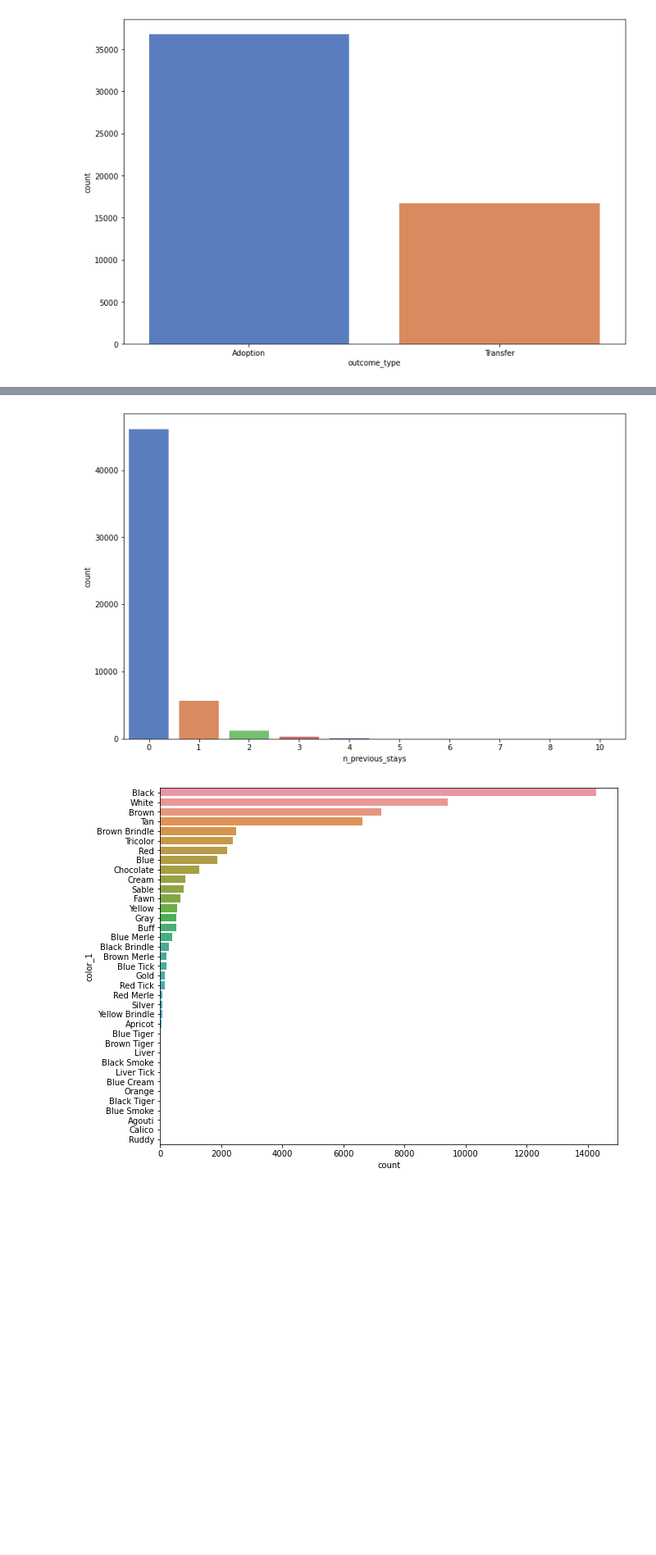
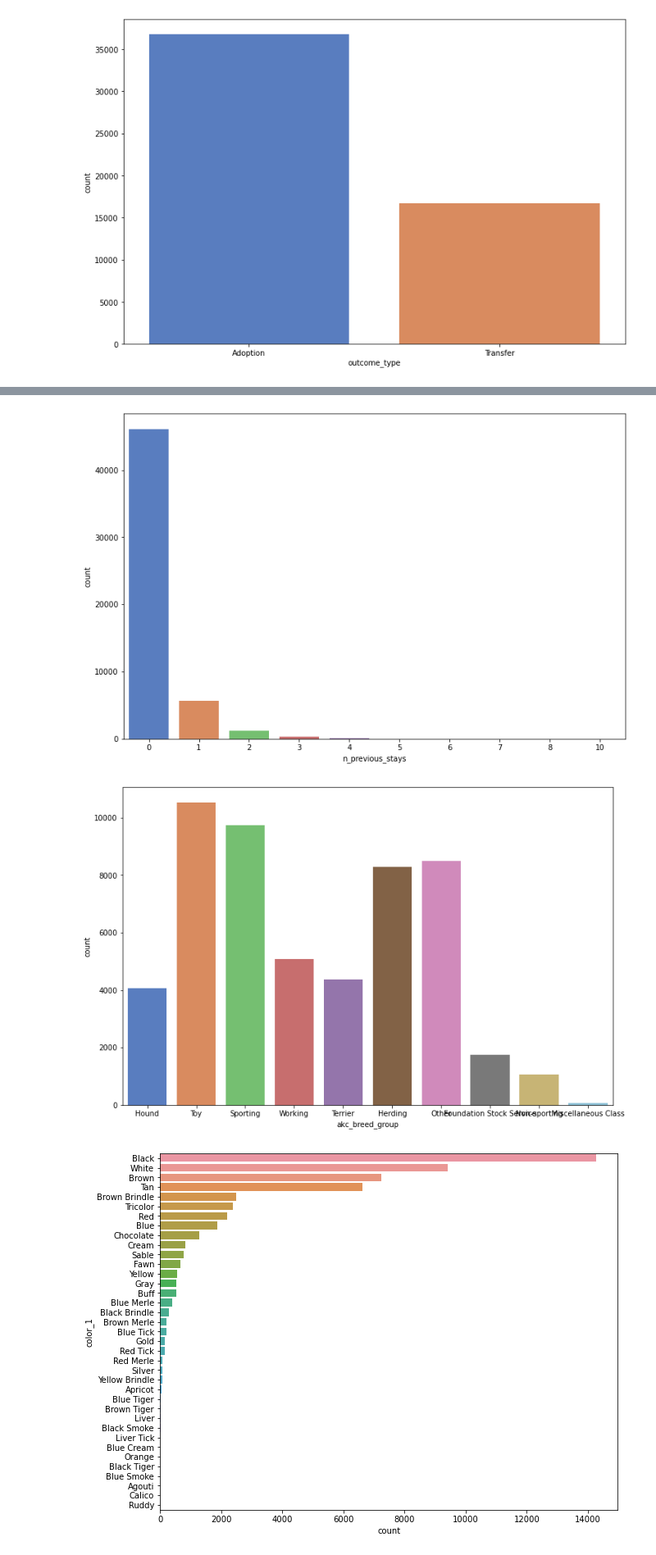
Before and after one commit to bensmith07/aac-classification-project, a Jupyter notebook: explore_notebook.ipynb, the cells around one changed output, grey strips where cells are left out. Shown at 82% size. Drawn from its saved outputs; the diff is of its cells as text; code cells hidden in the pictures; blank space fills up the shorter version.

```diff
--- a/explore_notebook.ipynb
+++ b/explore_notebook.ipynb
@@ -65,19 +65,20 @@ plt.show()
 # %%
 cols = ['intake_type', 'intake_condition',
         'month_intake', 'fixed', 'sex', 'breed_mixed',
-        'n_previous_stays']
+        'n_previous_stays', 'akc_breed_group']
 for col in cols:
     plt.figure(figsize=(12,8))
     sns.countplot(df[col], palette='muted')
     plt.show()
 # %% [output]
 [figure]
 [figure]
 [figure]
 [figure]
 [figure]
 [figure]
 [figure]
+[figure, added]
 # %%
 plt.figure(figsize=(10,8))
 sns.countplot(data=df, y='color_1',
```
Also changed, not shown: parts of 7 cells of this notebook, 4 other files.
